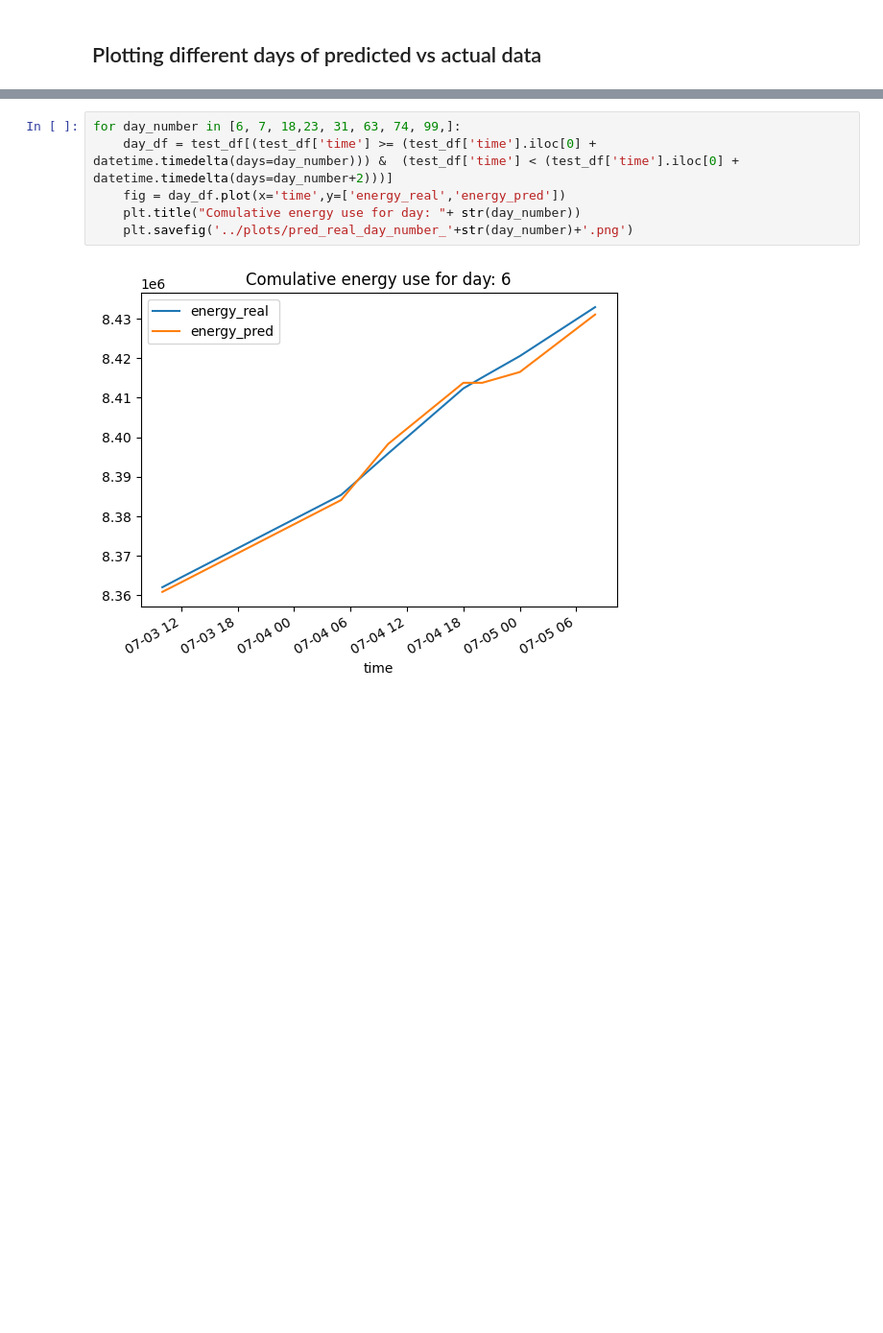
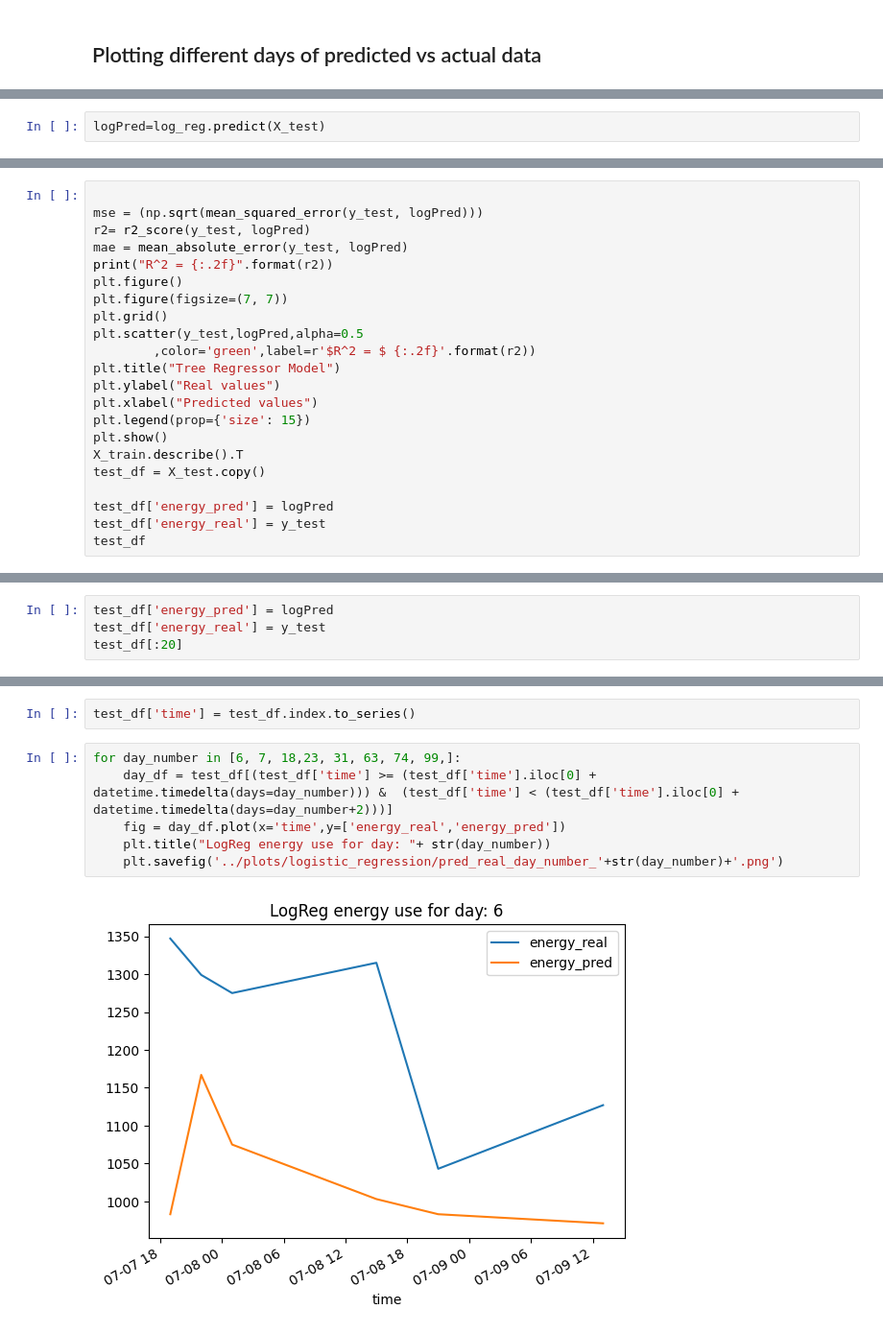
Before and after one commit to tug-cps/InffeldEnergy, a Jupyter notebook: notebooks/training.ipynb, the cells around one changed output, grey strips where cells are left out. Shown at 96% size. Saved outputs shown, nothing was run; the diff lists cells and outputs as text; blank space fills up the shorter version.

Commit message:
tried out different models

```diff
--- a/notebooks/training.ipynb
+++ b/notebooks/training.ipynb
@@ -143,0 +179,2 @@ converting actual & predicted data to non-comulative
+# %%
+logPred=log_reg.predict(X_test)
@@ -143,0 +183,22 @@ converting actual & predicted data to non-comulative
+# %%
+
+mse = (np.sqrt(mean_squared_error(y_test, logPred)))
+r2= r2_score(y_test, logPred)
+mae = mean_absolute_error(y_test, logPred)
+print("R^2 = {:.2f}".format(r2))
+plt.figure()
+plt.figure(figsize=(7, 7))
+plt.grid()
+plt.scatter(y_test,logPred,alpha=0.5
+        ,color='green',label=r'$R^2 = $ {:.2f}'.format(r2))
+plt.title("Tree Regressor Model")
+plt.ylabel("Real values")
+plt.xlabel("Predicted values")
+plt.legend(prop={'size': 15})
+plt.show()
+X_train.describe().T
+test_df = X_test.copy()
+
+test_df['energy_pred'] = logPred
+test_df['energy_real'] = y_test
+test_df
@@ -143,0 +223,4 @@ converting actual & predicted data to non-comulative
+# %%
+test_df['energy_pred'] = logPred
+test_df['energy_real'] = y_test
+test_df[:20]
@@ -144,8 +246,10 @@ converting actual & predicted data to non-comulative
+# %%
+test_df['time'] = test_df.index.to_series()
 # %%
 for day_number in [6, 7, 18,23, 31, 63, 74, 99,]:
     day_df = test_df[(test_df['time'] >= (test_df['time'].iloc[0] + datetime.timedelta(days=day_number))) &  (test_df['time'] < (test_df['time'].iloc[0] + datetime.timedelta(days=day_number+2)))]
     fig = day_df.plot(x='time',y=['energy_real','energy_pred'])
-    plt.title("Comulative energy use for day: "+ str(day_number))
-    plt.savefig('../plots/pred_real_day_number_'+str(day_number)+'.png')
+    plt.title("LogReg energy use for day: "+ str(day_number))
+    plt.savefig('../plots/logistic_regression/pred_real_day_number_'+str(day_number)+'.png')
 # %% [output]
-[figure, old version]
+[figure, new version]
```
Also changed, not shown: parts of 22 cells of this notebook, 2 other files.
